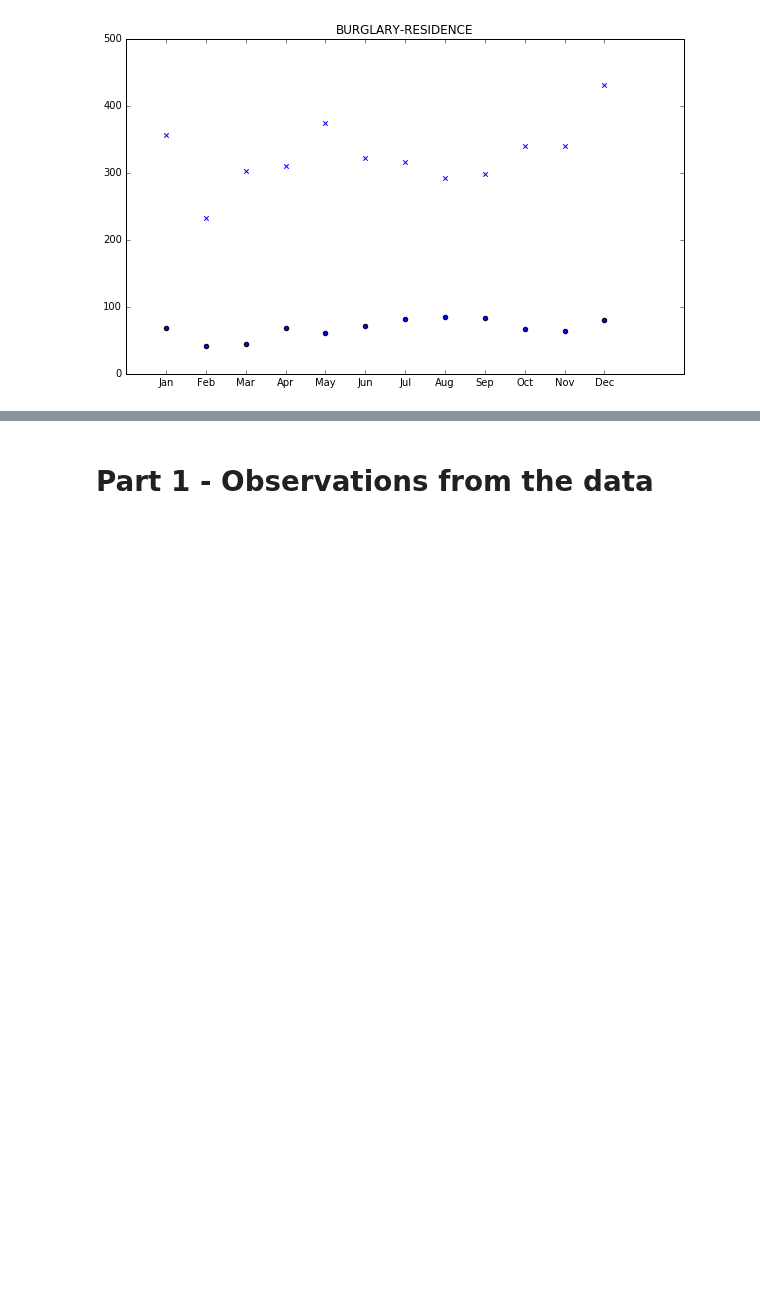
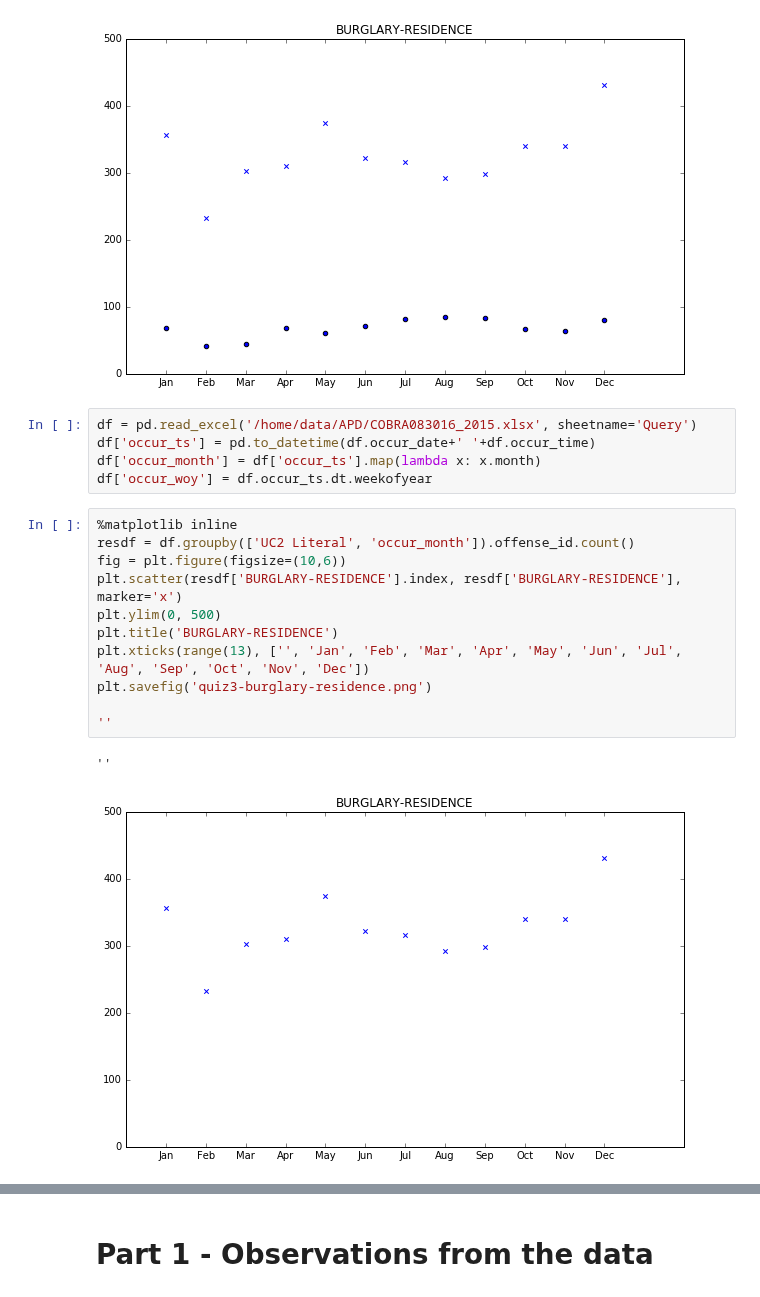
Before and after one commit to kingmolnar/DataScienceProgramming, a Jupyter notebook: 04-NumPy/APD-Crime-Data_orig.ipynb, the cells around one changed output, grey strips where cells are left out. Cells and saved outputs as stored; diff of their text form; blank space fills up the shorter version.

```diff
--- a/04-NumPy/APD-Crime-Data_orig.ipynb
+++ b/04-NumPy/APD-Crime-Data_orig.ipynb
@@ -165,3 +189,22 @@ fig.savefig('BurglaryResidence_over_month.svg')
 x = 1
 # %% [output]
 [figure]
+# %%
+df = pd.read_excel('/home/data/APD/COBRA083016_2015.xlsx', sheetname='Query')
+df['occur_ts'] = pd.to_datetime(df.occur_date+' '+df.occur_time)
+df['occur_month'] = df['occur_ts'].map(lambda x: x.month)
+df['occur_woy'] = df.occur_ts.dt.weekofyear
+# %%
+%matplotlib inline
+resdf = df.groupby(['UC2 Literal', 'occur_month']).offense_id.count()
+fig = plt.figure(figsize=(10,6))
+plt.scatter(resdf['BURGLARY-RESIDENCE'].index, resdf['BURGLARY-RESIDENCE'], marker='x')
+plt.ylim(0, 500)
+plt.title('BURGLARY-RESIDENCE')
+plt.xticks(range(13), ['', 'Jan', 'Feb', 'Mar', 'Apr', 'May', 'Jun', 'Jul', 'Aug', 'Sep', 'Oct', 'Nov', 'Dec'])
+plt.savefig('quiz3-burglary-residence.png')
+
+''
+# %% [output]
+''
+[figure, added]
```
Also changed, not shown: parts of 8 cells of this notebook, 1 other file.
